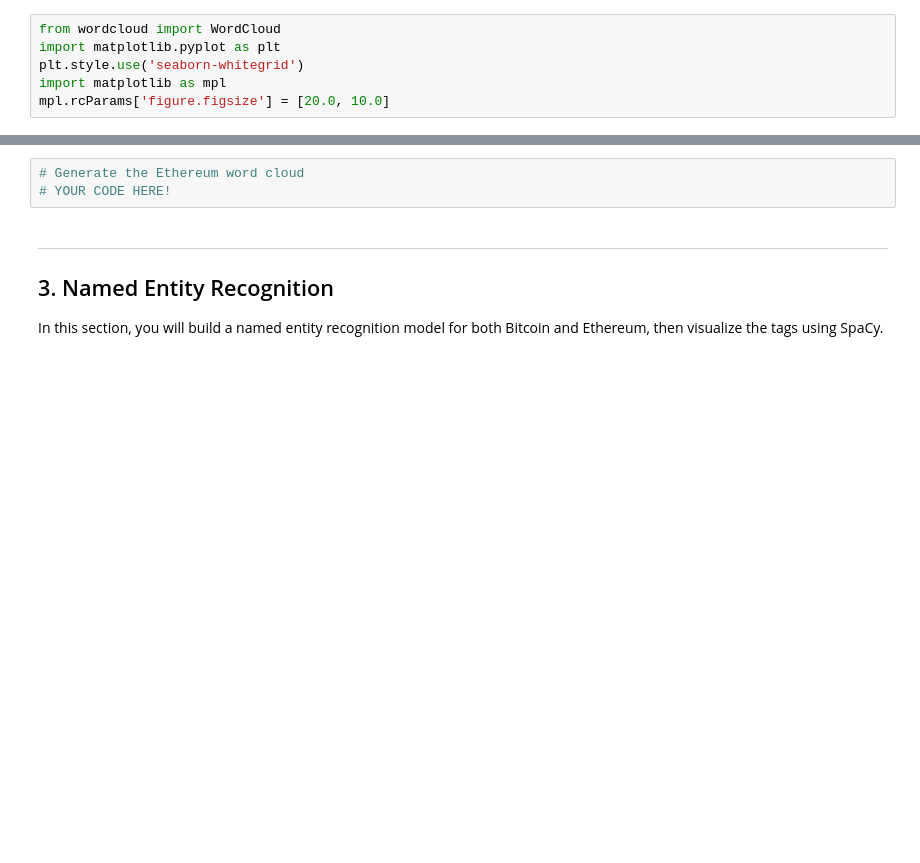
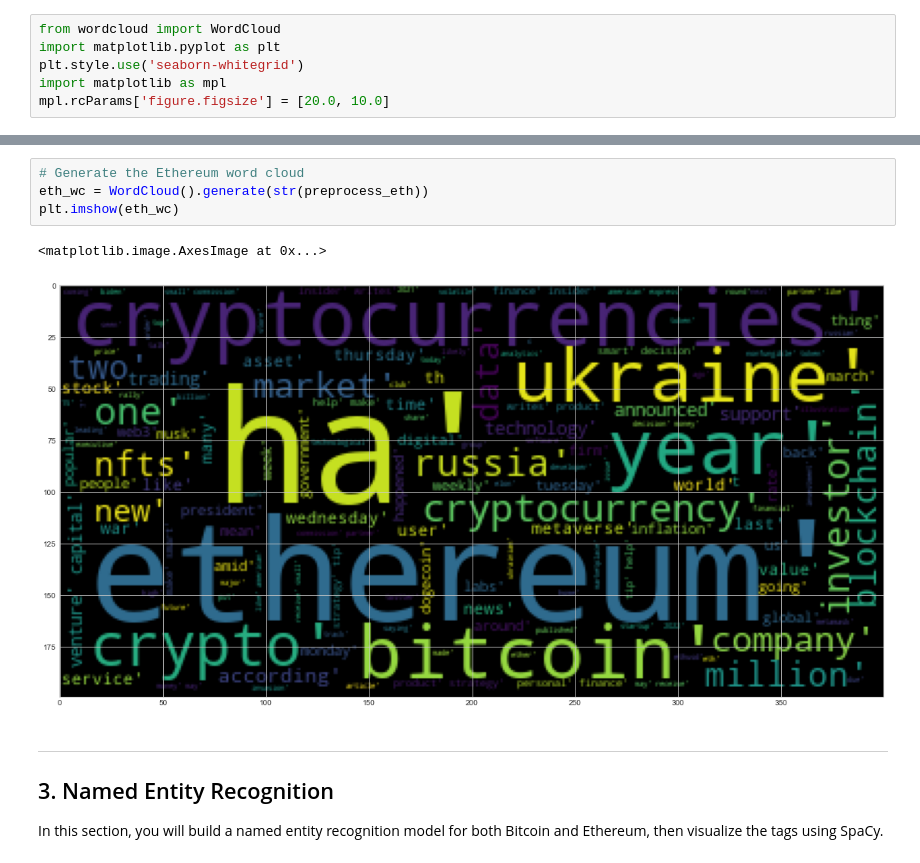
Before and after one commit to JQH84/CryptoNews-Sentiment-Analysis, a Jupyter notebook: crypto_sentiment.ipynb, the cells around one changed output, grey strips where cells are left out. Drawn from its saved outputs; the diff is of its cells as text; blank space fills up the shorter version.

```diff
--- a/crypto_sentiment.ipynb
+++ b/crypto_sentiment.ipynb
@@ -305,6 +342,10 @@ mpl.rcParams['figure.figsize'] = [20.0, 10.0]
 # %%
 # Generate the Ethereum word cloud
-# YOUR CODE HERE!
+eth_wc = WordCloud().generate(str(preprocess_eth))
+plt.imshow(eth_wc)
+# %% [output]
+<matplotlib.image.AxesImage at 0x...>
+[figure, added]
 # %% [markdown]
 ---
 ## 3. Named Entity Recognition
```
Also changed, not shown: parts of 19 cells of this notebook, 2 other files.
